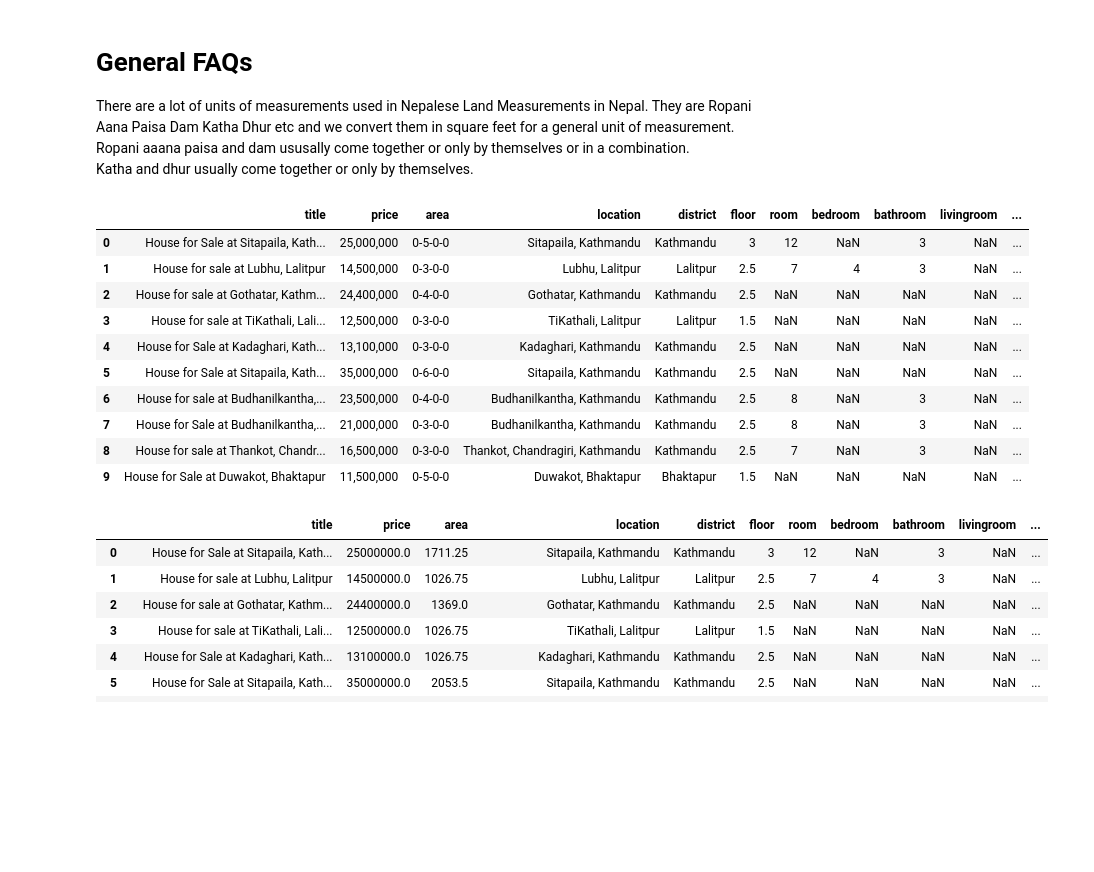
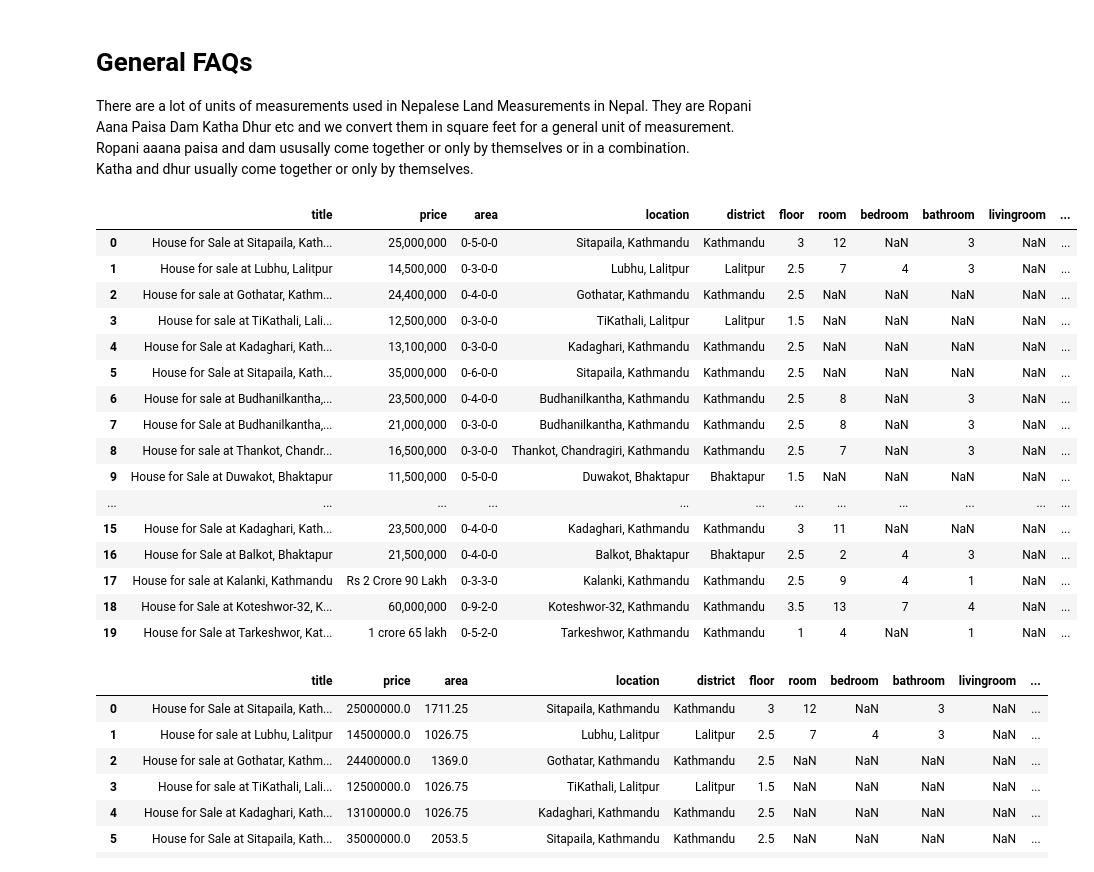
Before and after one commit to Sanoj32/Major-Project, a Jupyter notebook: jupyter_notebooks/99aana.ipynb, the cells around one changed output. Drawn from its saved outputs; the diff is of its cells as text; code cells hidden in the pictures; blank space fills up the shorter version.

```diff
--- a/jupyter_notebooks/99aana.ipynb
+++ b/jupyter_notebooks/99aana.ipynb
@@ -17,19 +17,25 @@ df = pd.read_csv('../csv_files/raw/99aana.csv',encoding='utf-8')
 # %%
 # remove sq m
 df['area'] =  df['area'].apply(lambda x: x.split('sq m')[1])
-df.head(10)
+df.head(20)
 # %% [output]
 |  | title | price | area | location | district | floor | room | bedroom | bathroom | livingroom | ... |
 | 0 | House for Sale at Sitapaila, Kath... | 25,000,000 | 0-5-0-0 | Sitapaila, Kathmandu | Kathmandu | 3 | 12 | NaN | 3 | NaN | ... |
 | 1 | House for sale at Lubhu, Lalitpur | 14,500,000 | 0-3-0-0 | Lubhu, Lalitpur | Lalitpur | 2.5 | 7 | 4 | 3 | NaN | ... |
 | 2 | House for sale at Gothatar, Kathm... | 24,400,000 | 0-4-0-0 | Gothatar, Kathmandu | Kathmandu | 2.5 | NaN | NaN | NaN | NaN | ... |
 | 3 | House for sale at TiKathali, Lali... | 12,500,000 | 0-3-0-0 | TiKathali, Lalitpur | Lalitpur | 1.5 | NaN | NaN | NaN | NaN | ... |
 | 4 | House for Sale at Kadaghari, Kath... | 13,100,000 | 0-3-0-0 | Kadaghari, Kathmandu | Kathmandu | 2.5 | NaN | NaN | NaN | NaN | ... |
 | 5 | House for Sale at Sitapaila, Kath... | 35,000,000 | 0-6-0-0 | Sitapaila, Kathmandu | Kathmandu | 2.5 | NaN | NaN | NaN | NaN | ... |
 | 6 | House for sale at Budhanilkantha,... | 23,500,000 | 0-4-0-0 | Budhanilkantha, Kathmandu | Kathmandu | 2.5 | 8 | NaN | 3 | NaN | ... |
 | 7 | House for Sale at Budhanilkantha,... | 21,000,000 | 0-3-0-0 | Budhanilkantha, Kathmandu | Kathmandu | 2.5 | 8 | NaN | 3 | NaN | ... |
 | 8 | House for sale at Thankot, Chandr... | 16,500,000 | 0-3-0-0 | Thankot, Chandragiri, Kathmandu | Kathmandu | 2.5 | 7 | NaN | 3 | NaN | ... |
 | 9 | House for Sale at Duwakot, Bhaktapur | 11,500,000 | 0-5-0-0 | Duwakot, Bhaktapur | Bhaktapur | 1.5 | NaN | NaN | NaN | NaN | ... |
+| ... | ... | ... | ... | ... | ... | ... | ... | ... | ... | ... | ... |
+| 15 | House for Sale at Kadaghari, Kath... | 23,500,000 | 0-4-0-0 | Kadaghari, Kathmandu | Kathmandu | 3 | 11 | NaN | NaN | NaN | ... |
+| 16 | House for Sale at Balkot, Bhaktapur | 21,500,000 | 0-4-0-0 | Balkot, Bhaktapur | Bhaktapur | 2.5 | 2 | 4 | 3 | NaN | ... |
+| 17 | House for sale at Kalanki, Kathmandu | Rs 2 Crore 90 Lakh | 0-3-3-0 | Kalanki, Kathmandu | Kathmandu | 2.5 | 9 | 4 | 1 | NaN | ... |
+| 18 | House for Sale at Koteshwor-32, K... | 60,000,000 | 0-9-2-0 | Koteshwor-32, Kathmandu | Kathmandu | 3.5 | 13 | 7 | 4 | NaN | ... |
+| 19 | House for Sale at Tarkeshwor, Kat... | 1 crore 65 lakh | 0-5-2-0 | Tarkeshwor, Kathmandu | Kathmandu | 1 | 4 | NaN | 1 | NaN | ... |
 # %%
 pd.set_option('display.max_rows', None)
 #dhur/dhir paisa kattha haat aana daam. This only deals with dashed values eg. 2-4-3-0
```
Also changed, not shown: parts of 9 cells of this notebook, 10 other files.
